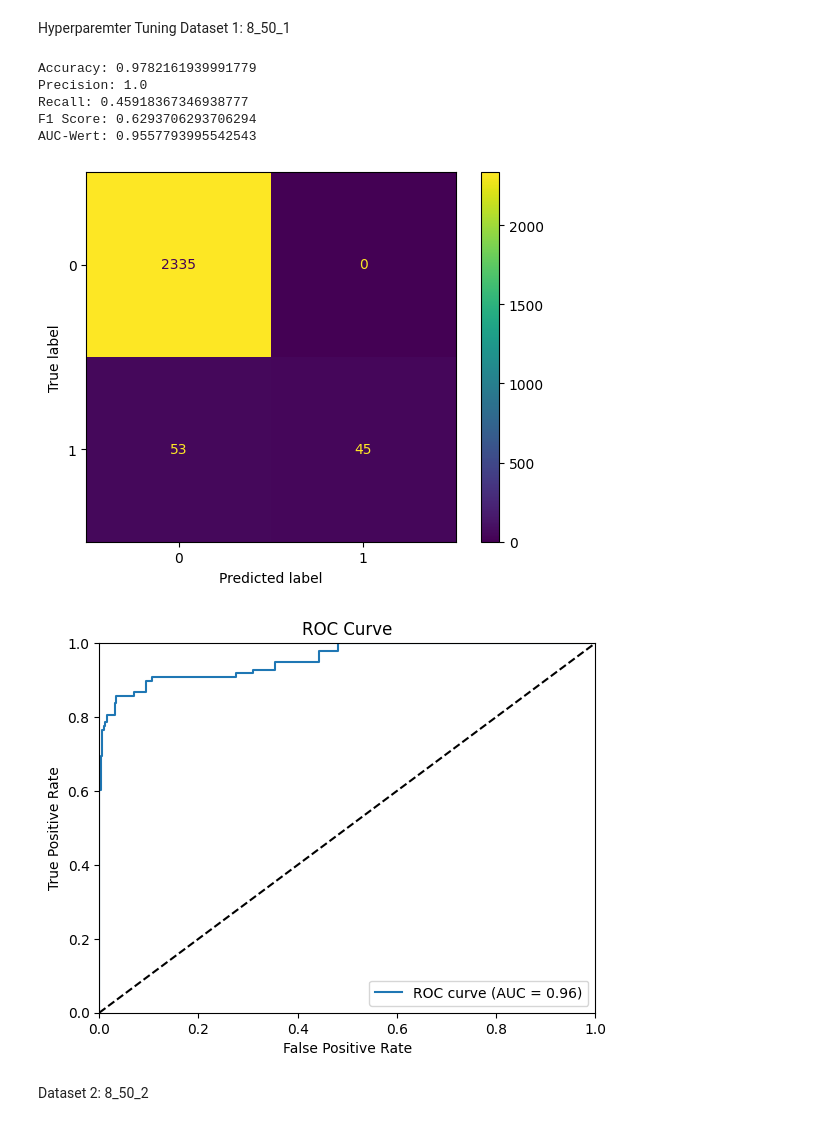
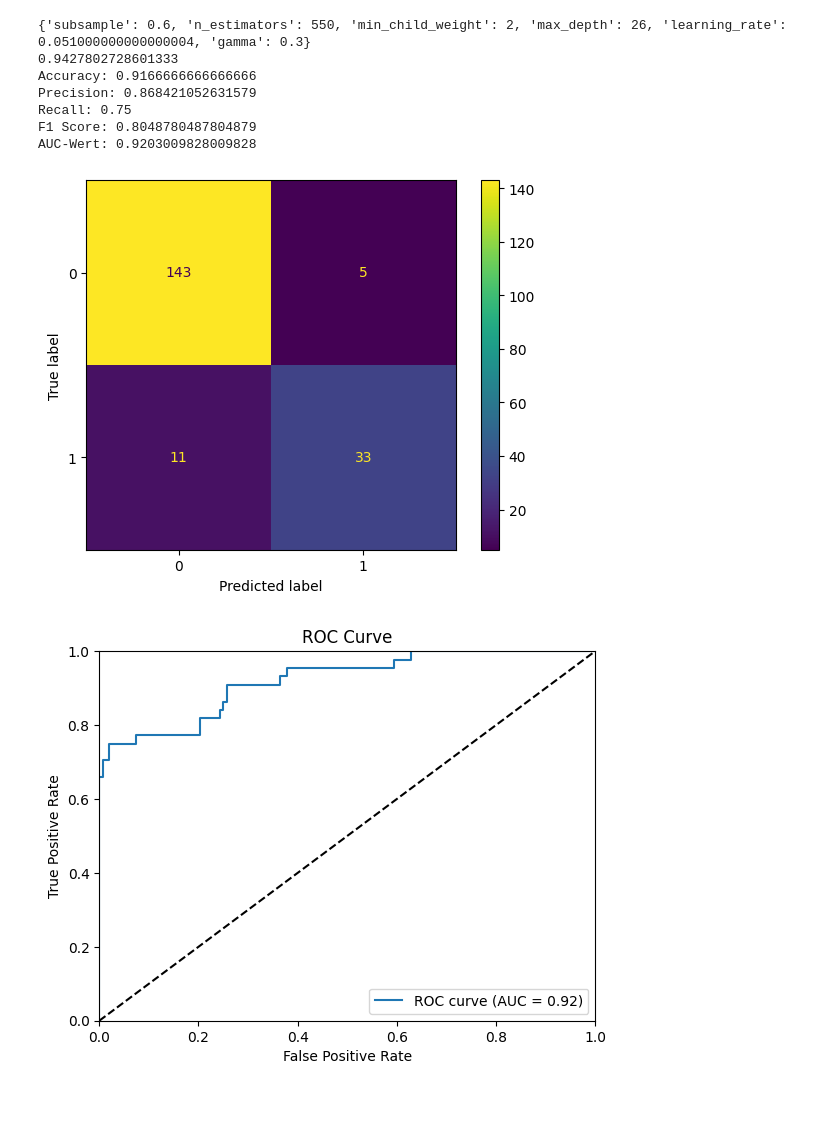
Before and after one commit to tam4x/Depression_Level_Classifier, a Jupyter notebook: Benedikt/XGBoost.ipynb, the cells around one changed output. Saved outputs shown, nothing was run; the diff lists cells and outputs as text; code cells hidden in the pictures.

Commit message:
Code and Graphics

```diff
--- a/Benedikt/XGBoost.ipynb
+++ b/Benedikt/XGBoost.ipynb
@@ -106,14 +437,0 @@ Name: Depression, Length: 8107, dtype: int64
-# %%
-crossvalidation = KFold(n_splits=20, shuffle=True, random_state=1)
-#Baseline Model
-XGB = XGBClassifier(n_estimators=250, learning_rate=0.01, max_depth=5, random_state=42)
-XGB.fit(train_X, train_Y)
-
-#Classification
-
-pred_Y = XGB.predict(train_X)
-Presicion_score=precision_score(train_Y, pred_Y)
-print(Presicion_score)
-confusion_matrix(train_Y, pred_Y)
-
-ConfusionMatrixDisplay(confusion_matrix(train_Y, pred_Y)).plot()
@@ -124,12 +438,14 @@ ConfusionMatrixDisplay(confusion_matrix(train_Y, pred_Y)).plot()
-# %% [markdown]
-Hyperparemter Tuning Dataset 1: 8_50_1
 # %%
+X = X[['FEATURE_0', 'FEATURE_1', 'FEATURE_4', 'FEATURE_8', 'FEATURE_12', 'FEATURE_16', 'FEATURE_20', 'FEATURE_24', 'FEATURE_28', 'FEATURE_32', 'FEATURE_36', 'FEATURE_40', 'FEATURE_44', 'FEATURE_48', 'FEATURE_52']]
+#Training Test Split with 70/30 Ratio
+train_X, test_X, train_Y, test_Y=train_test_split(X, Y, test_size=0.3, random_state=42)
+
 XGB2=XGBClassifier()
 
 param_dist = {
-    'n_estimators': [50, 100, 150, 250, 500, 1000],
-    'max_depth': [5, 10, 15, 7],
-    'learning_rate': [0.001, 0.01, 0.1, 0.02, 0.03, 0.05],
+    'n_estimators': range(50,2000,250),
+    'max_depth': range(2,32,2),
+    'learning_rate': np.arange(0.001, 0.1, 0.05),
     'subsample': [0.6, 0.7,0.8],
     'gamma': [0, 0.1, 0.2, 0.3, 0.5, 1, 2, 5, 10],
     'min_child_weight': [1, 2, 3, 5, 10, 20]
@@ -137,70 +453,71 @@ param_dist = {
 
 rand_search = RandomizedSearchCV(XGB2,
                                  param_distributions = param_dist,
-                                 n_iter=3,
+                                 n_iter=5,
                                  cv=crossvalidation,
                                  scoring='roc_auc')
 
-#hptun =rand_search.fit(train_X, train_Y)
-#best_parm=hptun.best_params_
-#best_score=hptun.best_score_
-#print(best_parm)
-#print(best_score)
+hptun =rand_search.fit(train_X, train_Y)
+best_parm=hptun.best_params_
+best_score=hptun.best_score_
+print(best_parm)
+print(best_score)
 
-# XGBClassifier definieren und trainieren
-XBG2 = XGBClassifier(subsample=0.8, n_estimators=150, min_child_weight=3, max_depth=10, learning_rate=0.01, gamma=0.1)
+# define XGBClassifier
+XBG2 = XGBClassifier(**best_parm)
+#Train the Model
 XBG2.fit(train_X, train_Y)
 
-# Vorhersagen treffen
+#Make predictions for Y based on the test data of X
 pred_Y = XBG2.predict(test_X)
 
-# Verwirrungsmatrix berechnen und anzeigen
+#Calculating the confusion Matrix
 cm = confusion_matrix(test_Y, pred_Y)
 ConfusionMatrixDisplay(cm).plot()
 
-# Metriken berechnen
+#Calculating the evaluation metrics
 TN, FP, FN, TP = cm.ravel()
 accuracy = (TP + TN) / (TP + TN + FP + FN)
 precision = TP / (TP + FP)
 recall = TP / (TP + FN)  # True positive rate
 FNR = FN / (TP + FN)  # False negative rate
 f1 = 2 * (precision * recall) / (precision + recall)
 
-# Metriken ausgeben
+# print metrics
 print("Accuracy:", accuracy)
 print("Precision:", precision)
 print("Recall:", recall)
 print("F1 Score:", f1)
 
-#AUC
+# calculate ROC-Curve
 
 y_pred_proba = XBG2.predict_proba(test_X)[:, 1]
 
-# AUC-Wert berechnen
+
 auc_value = roc_auc_score(test_Y, y_pred_proba)
 print(f"AUC-Wert: {auc_value}")
 
-# ROC-Kurve berechnen
+
 fpr, tpr, thresholds = roc_curve(test_Y, y_pred_proba)
 
-# ROC-Kurve zeichnen
+# draw ROC-Curve
 plt.figure()
 plt.plot(fpr, tpr, label=f'ROC curve (AUC = {auc_value:.2f})')
 plt.plot([0, 1], [0, 1], 'k--')  # Diagonale Linie
 plt.xlim([0.0, 1.0])
 plt.ylim([0.0, 1.0])
 plt.xlabel('False Positive Rate')
 plt.ylabel('True Positive Rate')
 plt.title('ROC Curve')
 plt.legend(loc='lower right')
 plt.show()
 # %% [output]
-Accuracy: 0.9782161939991779
-Precision: 1.0
-Recall: 0.45918367346938777
-F1 Score: 0.6293706293706294
-AUC-Wert: 0.9557793995542543
+{'subsample': 0.6, 'n_estimators': 550, 'min_child_weight': 2, 'max_depth': 26, 'learning_rate': 0.051000000000000004, 'gamma': 0.3}
+0.9427802728601333
+Accuracy: 0.9166666666666666
+Precision: 0.868421052631579
+Recall: 0.75
+F1 Score: 0.8048780487804879
+AUC-Wert: 0.9203009828009828
-[figure, old version]
+[figure, new version]
-[figure, old version]
+[figure, new version]
-# %% [markdown]
-Dataset 2: 8_50_2
```
Also changed, not shown: parts of 24 cells of this notebook, 26 other files.
